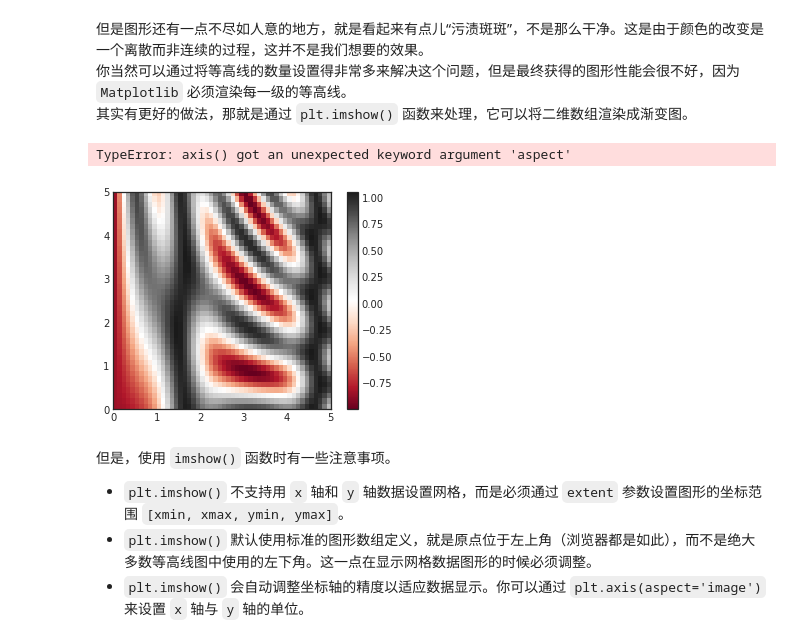
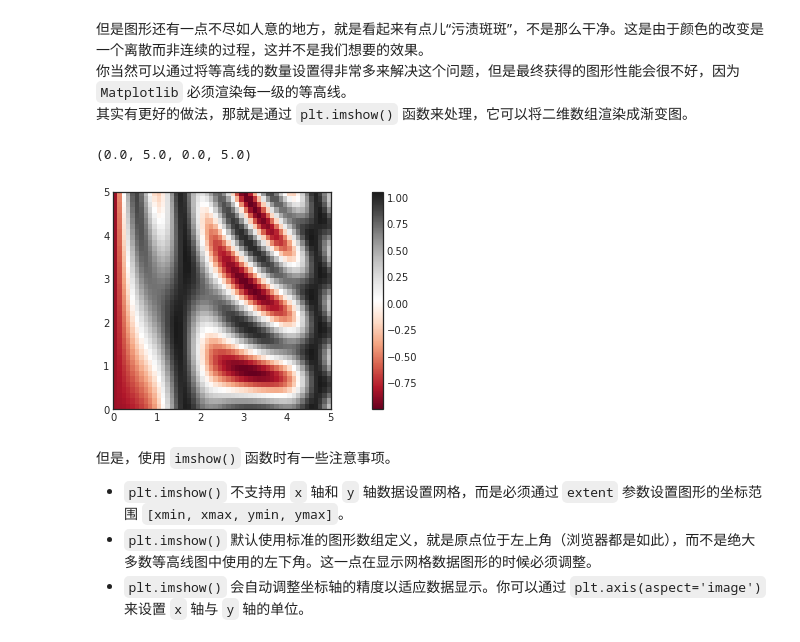
Before and after one commit to michaelbrucelin/HelloLanguage, a Jupyter notebook: Jupyter/Python/Book/Python数据科学手册/03-Matplotlib数据可视化/06-密度图与等高线图.ipynb, the cells around one changed output. Saved outputs shown, nothing was run; the diff lists cells and outputs as text; code cells hidden in the pictures.

```diff
--- a/Jupyter/Python/Book/Python数据科学手册/03-Matplotlib数据可视化/06-密度图与等高线图.ipynb
+++ b/Jupyter/Python/Book/Python数据科学手册/03-Matplotlib数据可视化/06-密度图与等高线图.ipynb
@@ -56,10 +56,11 @@ plt.colorbar()                          # 通过 plt.colorbar() 命令自动创
 # %%
 plt.imshow(Z, extent=[0, 5, 0, 5], origin='lower', cmap='RdGy')
 plt.colorbar()
-plt.axis(aspect='image')  # axis() got an unexpected keyword argument 'aspect'
+# plt.axis(aspect='image')  # axis() got an unexpected keyword argument 'aspect'
+plt.axis('image')
 # %% [output]
-TypeError: axis() got an unexpected keyword argument 'aspect'
+(0.0, 5.0, 0.0, 5.0)
-[figure, old version]
+[figure, new version]
 # %% [markdown]
 但是，使用 `imshow()` 函数时有一些注意事项。
 - `plt.imshow()` 不支持用 `x` 轴和 `y` 轴数据设置网格，而是必须通过 `extent` 参数设置图形的坐标范围 `[xmin, xmax, ymin, ymax]`。
```
Also changed, not shown: 3 other files.
